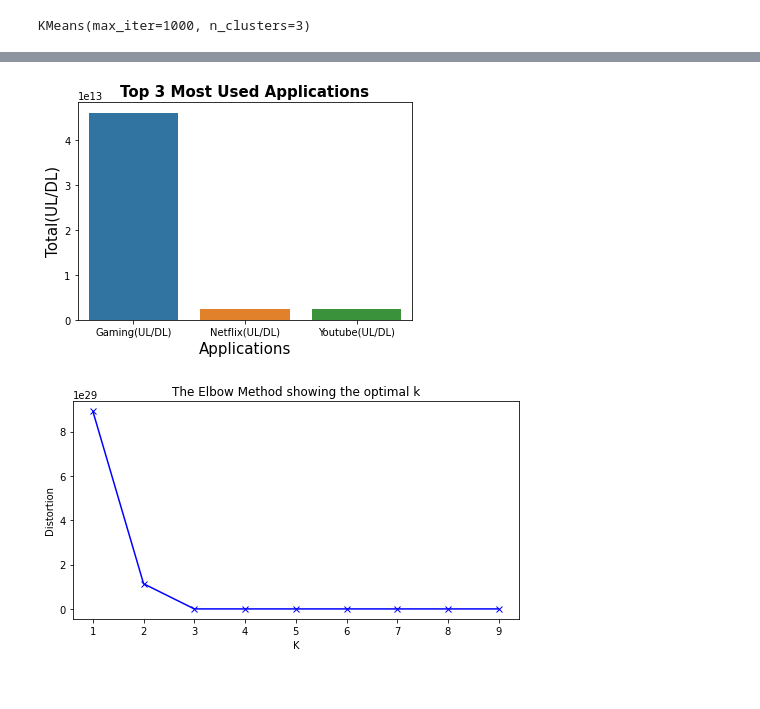
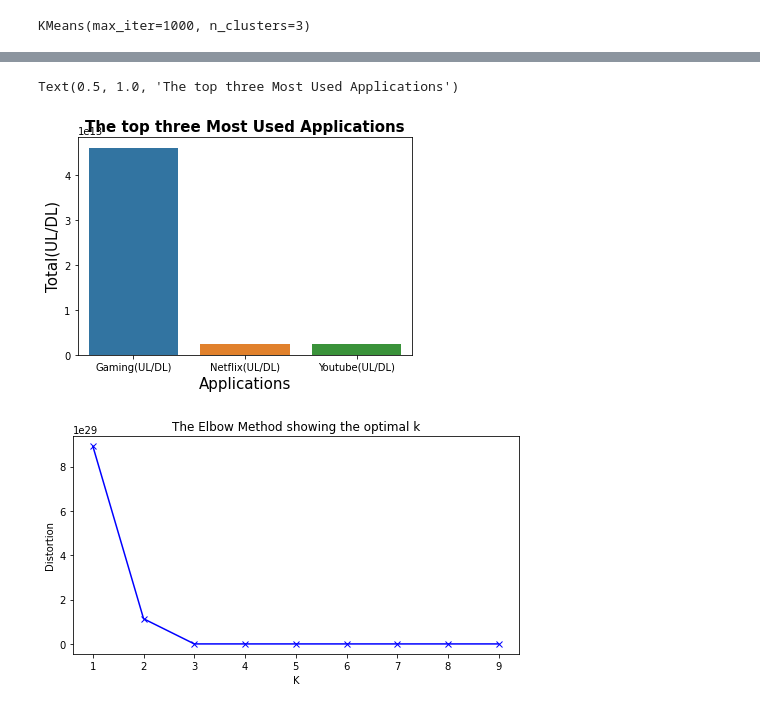
Before and after one commit to sel6/TellCo_Data_Analysis, a Jupyter notebook: notebooks/user_engagment_analysis.ipynb, the cells around one changed output, grey strips where cells are left out. Drawn from its saved outputs; the diff is of its cells as text; code cells hidden in the pictures.

```diff
--- a/notebooks/user_engagment_analysis.ipynb
+++ b/notebooks/user_engagment_analysis.ipynb
@@ -104,10 +114,10 @@ MSISDN/Number        Total data volume(Bytes)
 # %%
-user_engagement=pd.DataFrame(columns=['MSISDN' ,'Session Frequency','Session Duration','Total Data'])
-user_engagement['MSISDN']=durationPerUser.keys()
+user_engagement.dropna()
+user_engagement=pd.DataFrame(columns=['Customer Number' ,'Session Frequency','Session Duration','Total Data Volume'])
+user_engagement['Customer Number']=sess_dur.keys()
 
-user_engagement['Session Frequency']=user_engagement['MSISDN'].map(sessionPerUserDictionary)
-user_engagement['Session Duration']=user_engagement['MSISDN'].map(durationPerUser)
-user_engagement['Total Data']= user_engagement['MSISDN'].map(totalDataUserDictionary)
-
+user_engagement['Session Frequency']=user_engagement['Customer Number'].map(sess_freq)
+user_engagement['Session Duration']=user_engagement['Customer Number'].map(sess_dur)
+user_engagement['Total Data Volume']= user_engagement['Customer Number'].map(tot_customer)
 user_engagement.head(10)
 # %% [output]
@@ -285,12 +297,11 @@ sumApplicationsDF[['Gaming(UL/DL)']].sort_values(by ='Gaming(UL/DL)',ascending=F
 # %%
-import warnings
-with warnings.catch_warnings(record=True):
-    sumApplicationsDF=user_engagement.groupby('MSISDN')[['Google(UL/DL)','Email(UL/DL)','Netflix(UL/DL)','Social(UL/DL)','Youtube(UL/DL)','Gaming(UL/DL)']].sum()
-    largestApps=sumApplicationsDF[['Google(UL/DL)','Email(UL/DL)','Netflix(UL/DL)','Social(UL/DL)','Youtube(UL/DL)','Gaming(UL/DL)']].sum().nlargest(3)
-    ax=sb.barplot(largestApps.index, largestApps.values)
-    ax.set_xlabel('Applications', fontsize=15)
-    ax.set_ylabel('Total(UL/DL)' , fontsize=15)
-    ax.set_title('Top 3 Most Used Applications', fontsize=15, fontweight='bold')
+sumApplicationsDF=user_engagement.groupby('Customer Number')[['Google(UL/DL)','Email(UL/DL)','Netflix(UL/DL)','Social(UL/DL)','Youtube(UL/DL)','Gaming(UL/DL)']].sum()
+largestApps=sumApplicationsDF[['Google(UL/DL)','Email(UL/DL)','Netflix(UL/DL)','Social(UL/DL)','Youtube(UL/DL)','Gaming(UL/DL)']].sum().nlargest(3)
+ax=sb.barplot(largestApps.index, largestApps.values)
+ax.set_xlabel('Applications', fontsize=15)
+ax.set_ylabel('Total(UL/DL)' , fontsize=15)
+ax.set_title('The top three Most Used Applications', fontsize=15, fontweight='bold')
 # %% [output]
+Text(0.5, 1.0, 'The top three Most Used Applications')
-[figure, old version]
+[figure, new version]
 # %%
```
Also changed, not shown: parts of 20 cells of this notebook.
